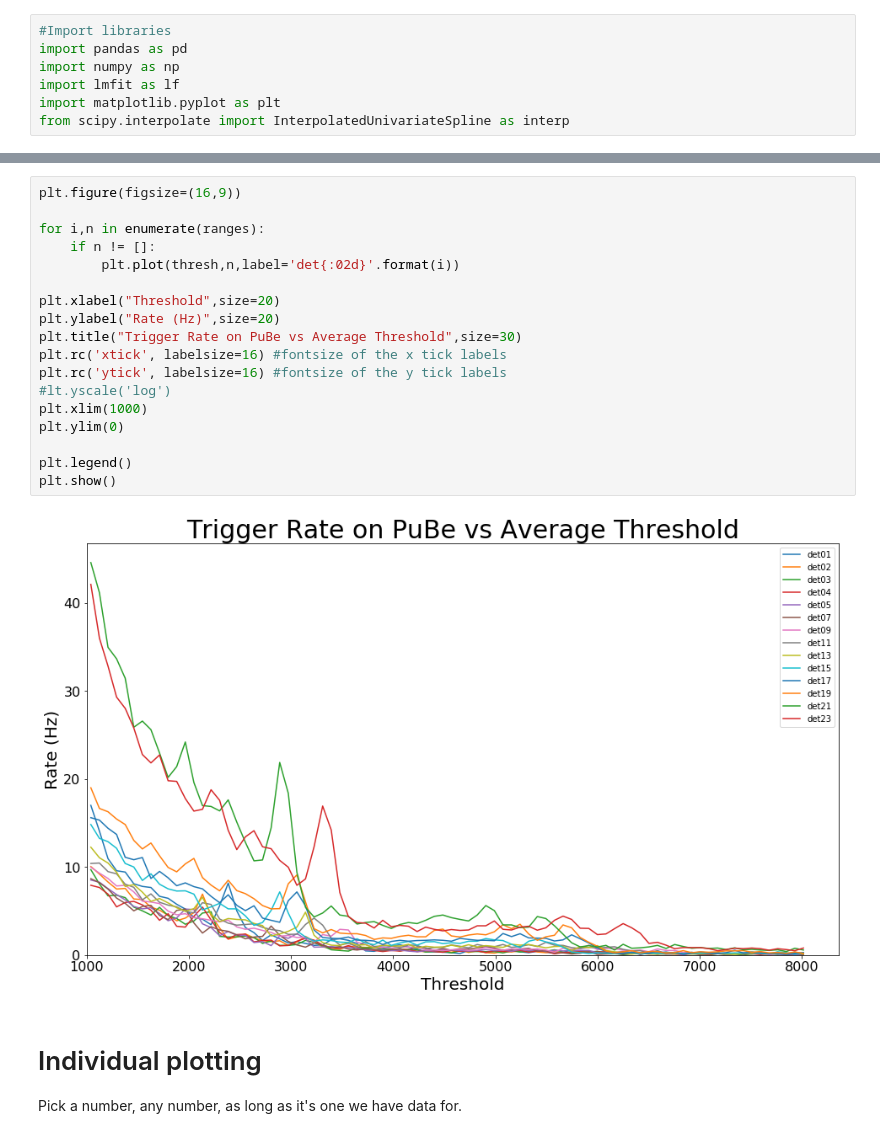
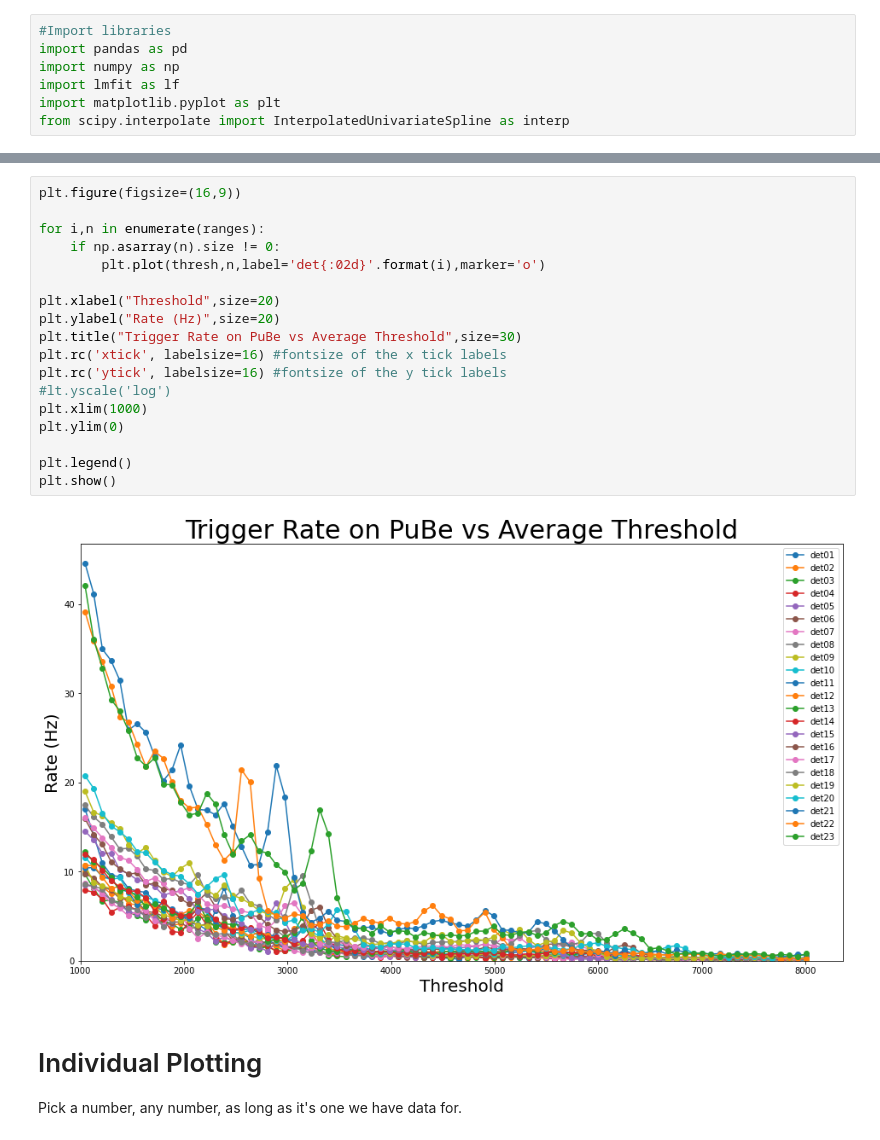
Before and after one commit to villano-lab/R76Firmware, a Jupyter notebook: plots/Comparing_Detectors.ipynb, the cells around one changed output, grey strips where cells are left out. Drawn from its saved outputs; the diff is of its cells as text.

Commit message:
Work on plotting the overnight PuBe data for calibration.

```diff
--- a/plots/Comparing_Detectors.ipynb
+++ b/plots/Comparing_Detectors.ipynb
@@ -53,24 +30,24 @@ for i in range(24):
 # %%
 plt.figure(figsize=(16,9))
 
 for i,n in enumerate(ranges):
-    if n != []:
-        plt.plot(thresh,n,label='det{:02d}'.format(i))
+    if np.asarray(n).size != 0:
+        plt.plot(thresh,n,label='det{:02d}'.format(i),marker='o')
 
 plt.xlabel("Threshold",size=20)
 plt.ylabel("Rate (Hz)",size=20)
 plt.title("Trigger Rate on PuBe vs Average Threshold",size=30)
 plt.rc('xtick', labelsize=16) #fontsize of the x tick labels
 plt.rc('ytick', labelsize=16) #fontsize of the y tick labels
 #lt.yscale('log')
 plt.xlim(1000)
 plt.ylim(0)
 
 plt.legend()
 plt.show()
 # %% [output]
-[figure, old version]
+[figure, new version]
 # %% [markdown]
-# Individual plotting
+# Individual Plotting
 Pick a number, any number, as long as it's one we have data for.
 # %%
```
Also changed, not shown: parts of 28 cells of this notebook, 18 other files.
